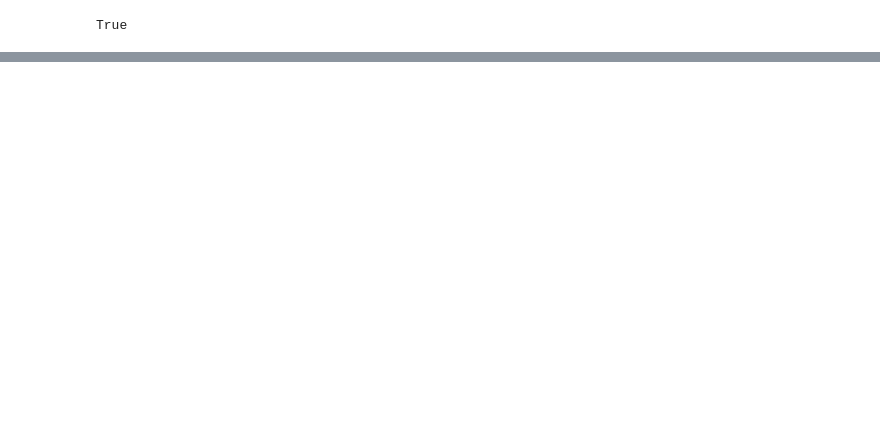
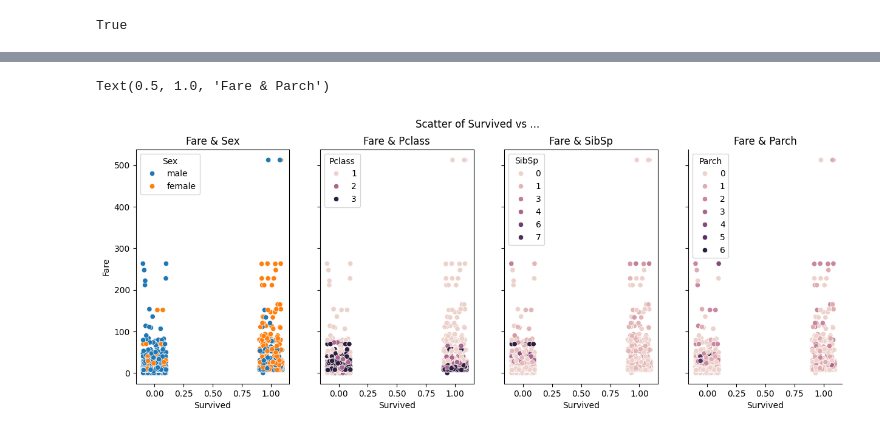
Before and after one commit to mushroom3969/Kaggle, a Jupyter notebook: Titanic.ipynb, the cells around one changed output, grey strips where cells are left out. Saved outputs shown, nothing was run; the diff lists cells and outputs as text; code cells hidden in the pictures; blank space fills up the shorter version.

```diff
--- a/Titanic.ipynb
+++ b/Titanic.ipynb
@@ -291,0 +303,38 @@ v1_df.head()
+# %%
+import random
+
+def jitter(x):
+  """
+  jitter a vector
+
+  arg:
+  x vector which is not jitter
+
+  return:
+  a jitter's vector
+  """
+  return x.map(lambda x : x + random.uniform(-0.1, 0.1))
+
+jitter_surv = jitter(v1_df.Survived)
+# %%
+fig, axes = plt.subplots(1, 4, figsize=(15, 5), sharey=True)
+fig.suptitle('Scatter of Survived vs ...')
+
+sns.scatterplot(ax=axes[0], data=v1_df, x=jitter_surv, y="Fare", hue="Sex",)
+plt.gca().spines[['top', 'right',]].set_visible(False)
+axes[0].set_title("Fare & Sex")
+
+sns.scatterplot(ax=axes[1], data=v1_df, x=jitter_surv, y="Fare", hue="Pclass",)
+plt.gca().spines[['top', 'right',]].set_visible(False)
+axes[1].set_title("Fare & Pclass")
+
+sns.scatterplot(ax=axes[2], data=v1_df, x=jitter_surv, y="Fare", hue="SibSp",)
+plt.gca().spines[['top', 'right',]].set_visible(False)
+axes[2].set_title("Fare & SibSp")
+
+sns.scatterplot(ax=axes[3], data=v1_df, x=jitter_surv, y="Fare", hue="Parch",)
+plt.gca().spines[['top', 'right',]].set_visible(False)
+axes[3].set_title("Fare & Parch")
+# %% [output]
+Text(0.5, 1.0, 'Fare & Parch')
+[figure, added]
```
Also changed, not shown: parts of 21 cells of this notebook.
